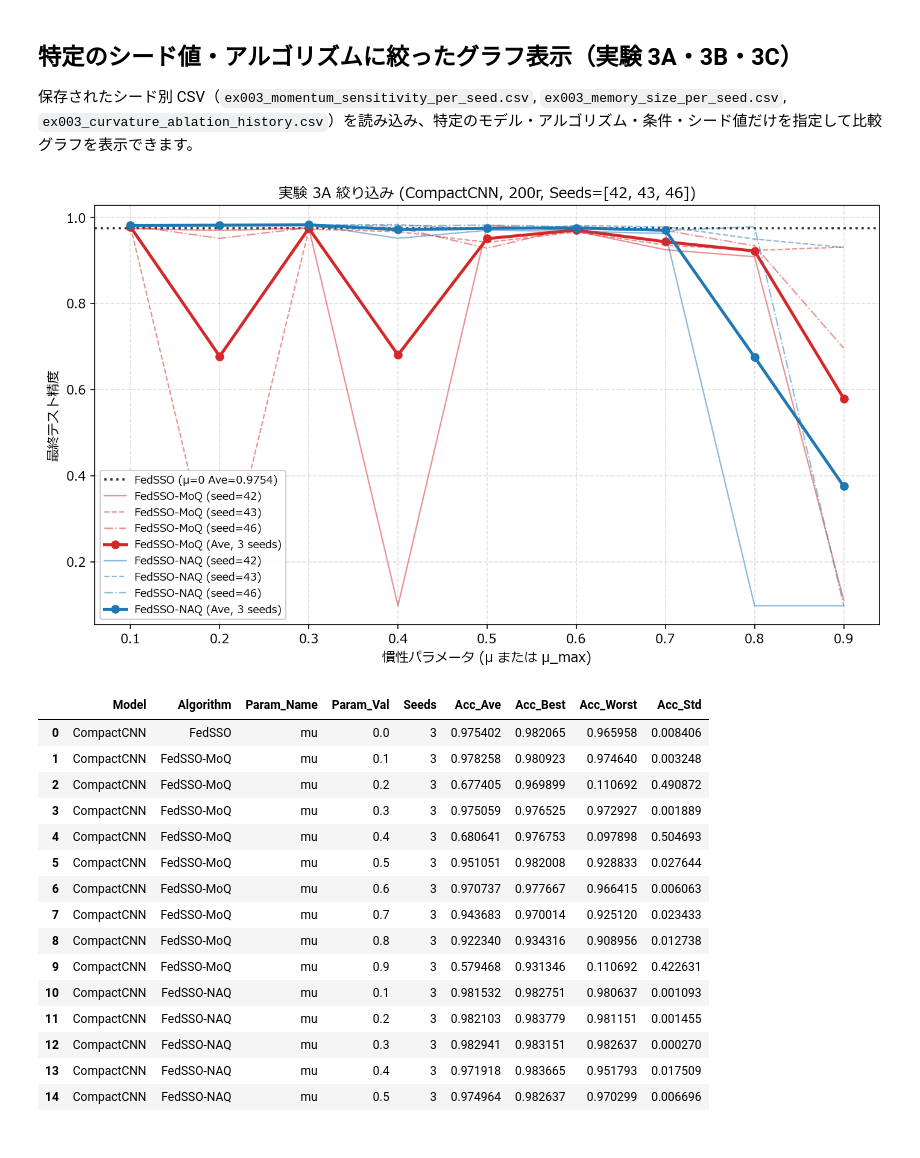
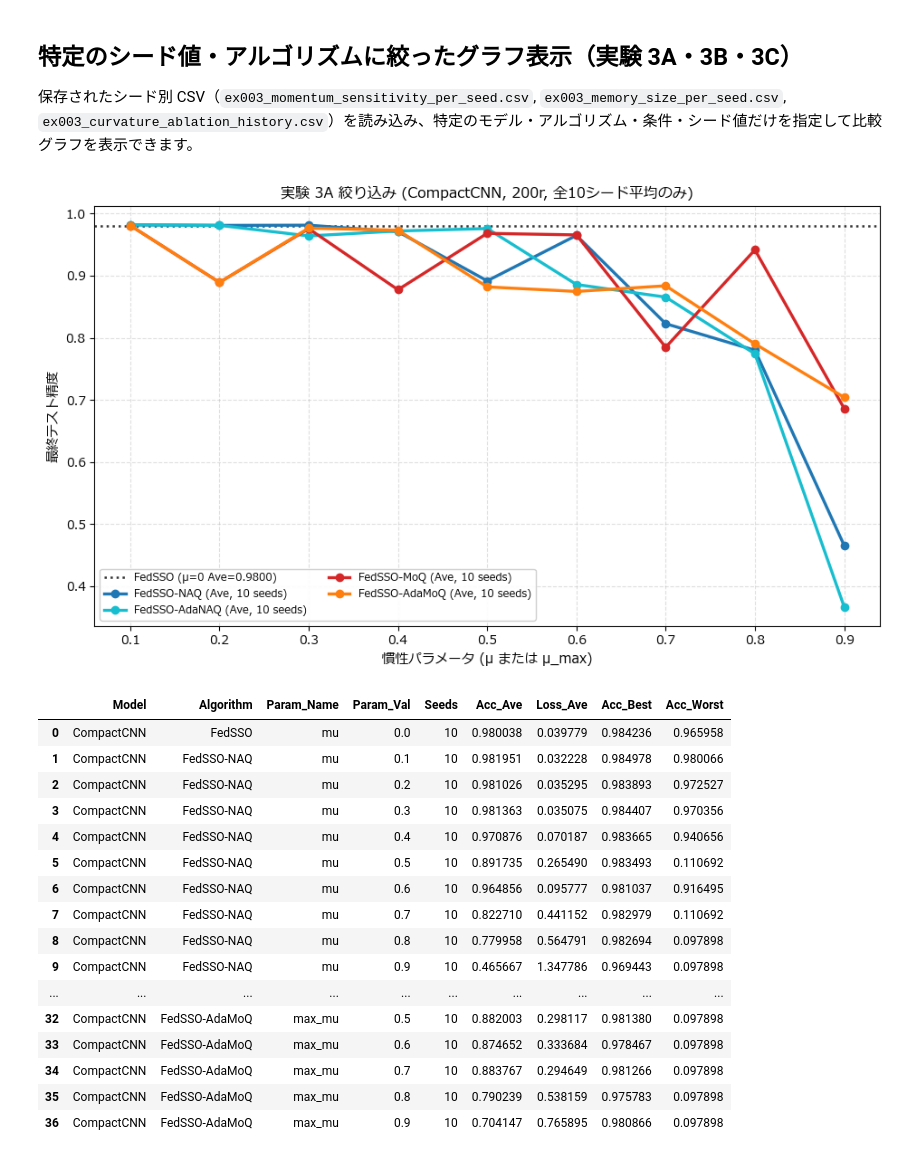
Before and after one commit to wsgames0w0/fedsso_moq, a Jupyter notebook: ex003/ex003.ipynb, the cells around one changed output. Cells and saved outputs as stored; diff of their text form; code cells hidden in the pictures.

```diff
--- a/ex003/ex003.ipynb
+++ b/ex003/ex003.ipynb
@@ -376,39 +376,50 @@ plt.show()
 # %%
 # ここを変更して特定のシード値・アルゴリズムのグラフを表示（実験 3A: 慣性パラメータ感度）
 # SELECTED_MODEL_3A: "CompactCNN" または "MCLR"
 # SELECTED_ALGOS_3A: ["FedSSO", "FedSSO-MoQ", "FedSSO-AdaMoQ", "FedSSO-NAQ", "FedSSO-AdaNAQ"] の部分集合または None
 # SELECTED_SEEDS_3A: [42, 43, ..., 51] の部分集合または None
 SELECTED_MODEL_3A = "CompactCNN"
-SELECTED_ALGOS_3A = ["FedSSO", "FedSSO-MoQ", "FedSSO-NAQ"]
-SELECTED_SEEDS_3A = [42, 43, 46]
+SELECTED_ALGOS_3A = [
+    "FedSSO",
+    "FedSSO-NAQ",
+    "FedSSO-AdaNAQ",
+    "FedSSO-MoQ",
+    "FedSSO-AdaMoQ"
+]
+SELECTED_SEEDS_3A = None    # None で全10シード対象（例: [42, 43, 46] で特定シードに絞り込み）
 SHOW_MEAN_3A = True
+PLOT_MEAN_ONLY_3A = "auto"  # "auto": SELECTED_SEEDS_3A=None 時に平均線のみ描画 / True / False
+TABLE_MEAN_ONLY_3A = "auto" # "auto": SELECTED_SEEDS_3A=None 時に平均のみの行を出力 / True / False
 
 df_3a_filtered = plot_filtered_3a_momentum(
     selected_model=SELECTED_MODEL_3A,
     selected_algos=SELECTED_ALGOS_3A,
     selected_seeds=SELECTED_SEEDS_3A,
     per_seed_csv_path="../datasets/ex003_momentum_sensitivity_per_seed.csv",
     show_mean=SHOW_MEAN_3A,
+    plot_mean_only=PLOT_MEAN_ONLY_3A,
+    table_mean_only=TABLE_MEAN_ONLY_3A,
 )
-df_3a_filtered.head(15)
+df_3a_filtered.head(370)
 # %% [output]
-[figure, old version]
+[figure, new version]
-|  | Model | Algorithm | Param_Name | Param_Val | Seeds | Acc_Ave | Acc_Best | Acc_Worst | Acc_Std |
-| 0 | CompactCNN | FedSSO | mu | 0.0 | 3 | 0.975402 | 0.982065 | 0.965958 | 0.008406 |
-| 1 | CompactCNN | FedSSO-MoQ | mu | 0.1 | 3 | 0.978258 | 0.980923 | 0.974640 | 0.003248 |
-| 2 | CompactCNN | FedSSO-MoQ | mu | 0.2 | 3 | 0.677405 | 0.969899 | 0.110692 | 0.490872 |
-| 3 | CompactCNN | FedSSO-MoQ | mu | 0.3 | 3 | 0.975059 | 0.976525 | 0.972927 | 0.001889 |
-| 4 | CompactCNN | FedSSO-MoQ | mu | 0.4 | 3 | 0.680641 | 0.976753 | 0.097898 | 0.504693 |
-| 5 | CompactCNN | FedSSO-MoQ | mu | 0.5 | 3 | 0.951051 | 0.982008 | 0.928833 | 0.027644 |
-| 6 | CompactCNN | FedSSO-MoQ | mu | 0.6 | 3 | 0.970737 | 0.977667 | 0.966415 | 0.006063 |
-| 7 | CompactCNN | FedSSO-MoQ | mu | 0.7 | 3 | 0.943683 | 0.970014 | 0.925120 | 0.023433 |
-| 8 | CompactCNN | FedSSO-MoQ | mu | 0.8 | 3 | 0.922340 | 0.934316 | 0.908956 | 0.012738 |
-| 9 | CompactCNN | FedSSO-MoQ | mu | 0.9 | 3 | 0.579468 | 0.931346 | 0.110692 | 0.422631 |
-| 10 | CompactCNN | FedSSO-NAQ | mu | 0.1 | 3 | 0.981532 | 0.982751 | 0.980637 | 0.001093 |
-| 11 | CompactCNN | FedSSO-NAQ | mu | 0.2 | 3 | 0.982103 | 0.983779 | 0.981151 | 0.001455 |
-| 12 | CompactCNN | FedSSO-NAQ | mu | 0.3 | 3 | 0.982941 | 0.983151 | 0.982637 | 0.000270 |
-| 13 | CompactCNN | FedSSO-NAQ | mu | 0.4 | 3 | 0.971918 | 0.983665 | 0.951793 | 0.017509 |
-| 14 | CompactCNN | FedSSO-NAQ | mu | 0.5 | 3 | 0.974964 | 0.982637 | 0.970299 | 0.006696 |
+|  | Model | Algorithm | Param_Name | Param_Val | Seeds | Acc_Ave | Loss_Ave | Acc_Best | Acc_Worst |
+| 0 | CompactCNN | FedSSO | mu | 0.0 | 10 | 0.980038 | 0.039779 | 0.984236 | 0.965958 |
+| 1 | CompactCNN | FedSSO-NAQ | mu | 0.1 | 10 | 0.981951 | 0.032228 | 0.984978 | 0.980066 |
+| 2 | CompactCNN | FedSSO-NAQ | mu | 0.2 | 10 | 0.981026 | 0.035295 | 0.983893 | 0.972527 |
+| 3 | CompactCNN | FedSSO-NAQ | mu | 0.3 | 10 | 0.981363 | 0.035075 | 0.984407 | 0.970356 |
+| 4 | CompactCNN | FedSSO-NAQ | mu | 0.4 | 10 | 0.970876 | 0.070187 | 0.983665 | 0.940656 |
+| 5 | CompactCNN | FedSSO-NAQ | mu | 0.5 | 10 | 0.891735 | 0.265490 | 0.983493 | 0.110692 |
+| 6 | CompactCNN | FedSSO-NAQ | mu | 0.6 | 10 | 0.964856 | 0.095777 | 0.981037 | 0.916495 |
+| 7 | CompactCNN | FedSSO-NAQ | mu | 0.7 | 10 | 0.822710 | 0.441152 | 0.982979 | 0.110692 |
+| 8 | CompactCNN | FedSSO-NAQ | mu | 0.8 | 10 | 0.779958 | 0.564791 | 0.982694 | 0.097898 |
+| 9 | CompactCNN | FedSSO-NAQ | mu | 0.9 | 10 | 0.465667 | 1.347786 | 0.969443 | 0.097898 |
+| ... | ... | ... | ... | ... | ... | ... | ... | ... | ... |
+| 32 | CompactCNN | FedSSO-AdaMoQ | max_mu | 0.5 | 10 | 0.882003 | 0.298117 | 0.981380 | 0.097898 |
+| 33 | CompactCNN | FedSSO-AdaMoQ | max_mu | 0.6 | 10 | 0.874652 | 0.333684 | 0.978467 | 0.097898 |
+| 34 | CompactCNN | FedSSO-AdaMoQ | max_mu | 0.7 | 10 | 0.883767 | 0.294649 | 0.981266 | 0.097898 |
+| 35 | CompactCNN | FedSSO-AdaMoQ | max_mu | 0.8 | 10 | 0.790239 | 0.538159 | 0.975783 | 0.097898 |
+| 36 | CompactCNN | FedSSO-AdaMoQ | max_mu | 0.9 | 10 | 0.704147 | 0.765895 | 0.980866 | 0.097898 |
 # %%
 # ここを変更して特定のシード値・アルゴリズムのグラフを表示（実験 3B: 記憶制限履歴数 m）
 # SELECTED_ALGOS_3B: ["FedSSO-LBFGS", "FedSSO-LNAQ", "FedSSO-LMoQ"] の部分集合または None
```
Also changed, not shown: parts of 2 cells of this notebook, 5 other files.
